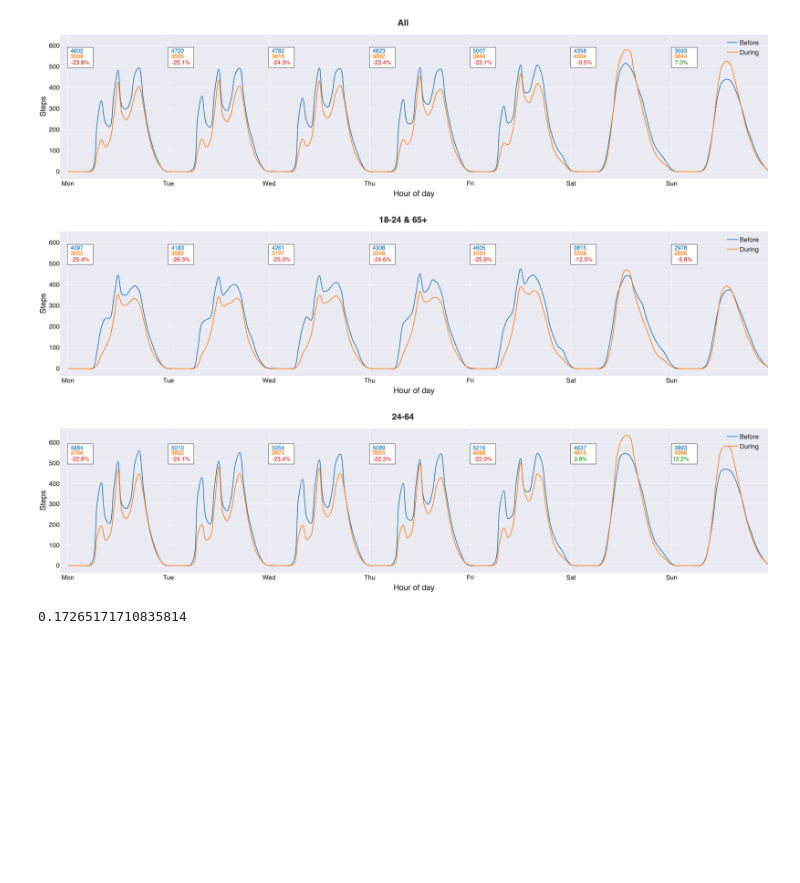
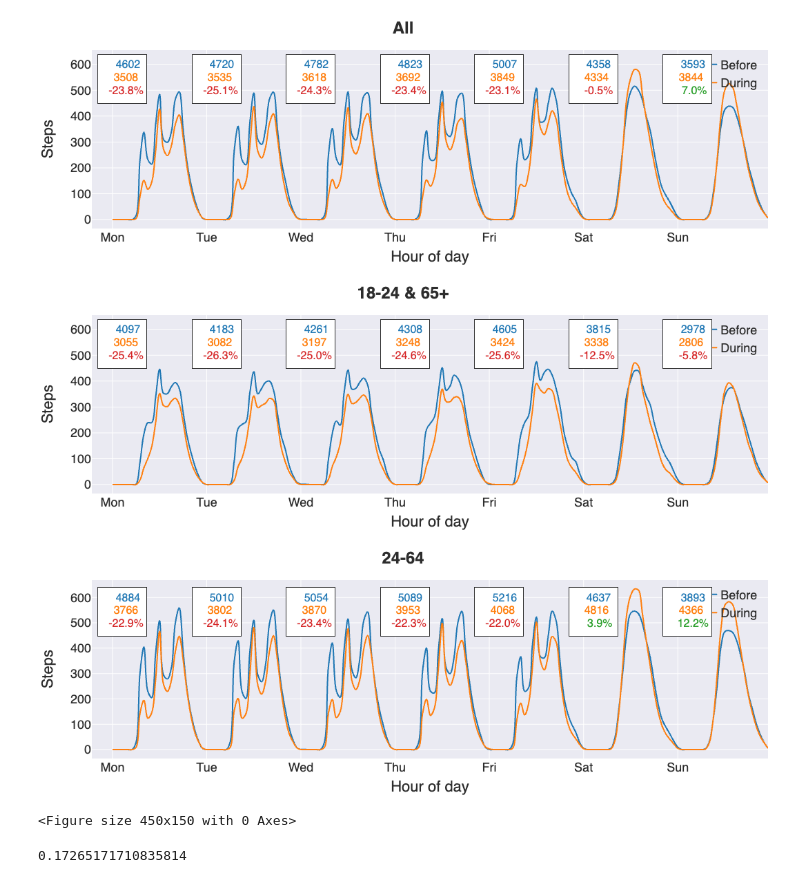
Before and after one commit to hci-gu/wfh-movement-jupyter, a Jupyter notebook: notebooks/WeekBreakdown.ipynb, the cells around one changed output. Cells and saved outputs as stored; diff of their text form; code cells hidden in the pictures; blank space fills up the shorter version.

```diff
--- a/notebooks/WeekBreakdown.ipynb
+++ b/notebooks/WeekBreakdown.ipynb
@@ -76,7 +76,7 @@ def week_list():
 # %%
 def show_plot(data, title):
     steps = data.groupby(['hour','series', 'period']).median().unstack('series')['steps'].mean(axis=1).reset_index().groupby(['hour', 'period']).sum().unstack('period')[0]
-    plot = steps.plot.line(markers=False, line_shape="spline", height=400, title=format_title(title), color_discrete_sequence=[before_color, during_color])
+    plot = steps.plot.line(markers=False, line_shape="spline", height=200, title=format_title(title), color_discrete_sequence=[before_color, during_color])
 
     ranges = week_list()
 
@@ -97,17 +97,21 @@ def show_plot(data, title):
         annotate_diff(plot, start + 2, 500, 50, '', stepsBefore, stepsAfter)
 
     style_plot(plot)
+    plot.update_layout(height=300)
 
     plot.show()
 # %%
+plt.gcf().set_size_inches(600/96, 200/96)
+
 # users = df[df['work_age'] == True]
 show_plot(df, 'All')
 show_plot(df[df['work_age'] == False], '18-24 & 65+')
 show_plot(df[df['work_age'] == True], '24-64')
 # %% [output]
-[figure, old version]
+[figure, new version]
-[figure, old version]
+[figure, new version]
-[figure, old version]
+[figure, new version]
+<Figure size 450x150 with 0 Axes>
 # %%
 avgBefore = (4602 + 4720 + 4782 + 4823 + 5007 + 4358 + 3593) / 7
 avgAfter = (3508 + 3535 + 3618 + 3692 + 3849 + 4334 + 3844) / 7
```
Also changed, not shown: parts of 1 cell of this notebook, 4 other files.
